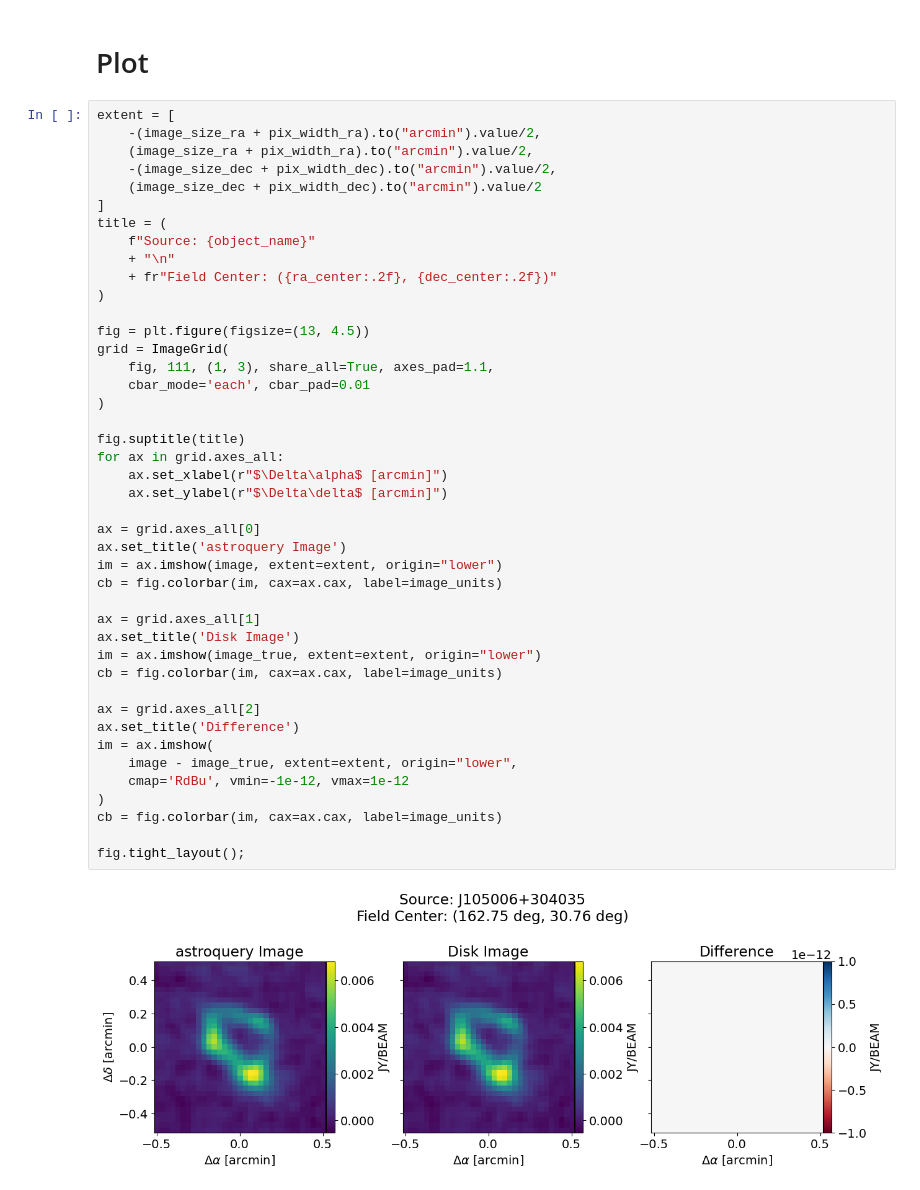
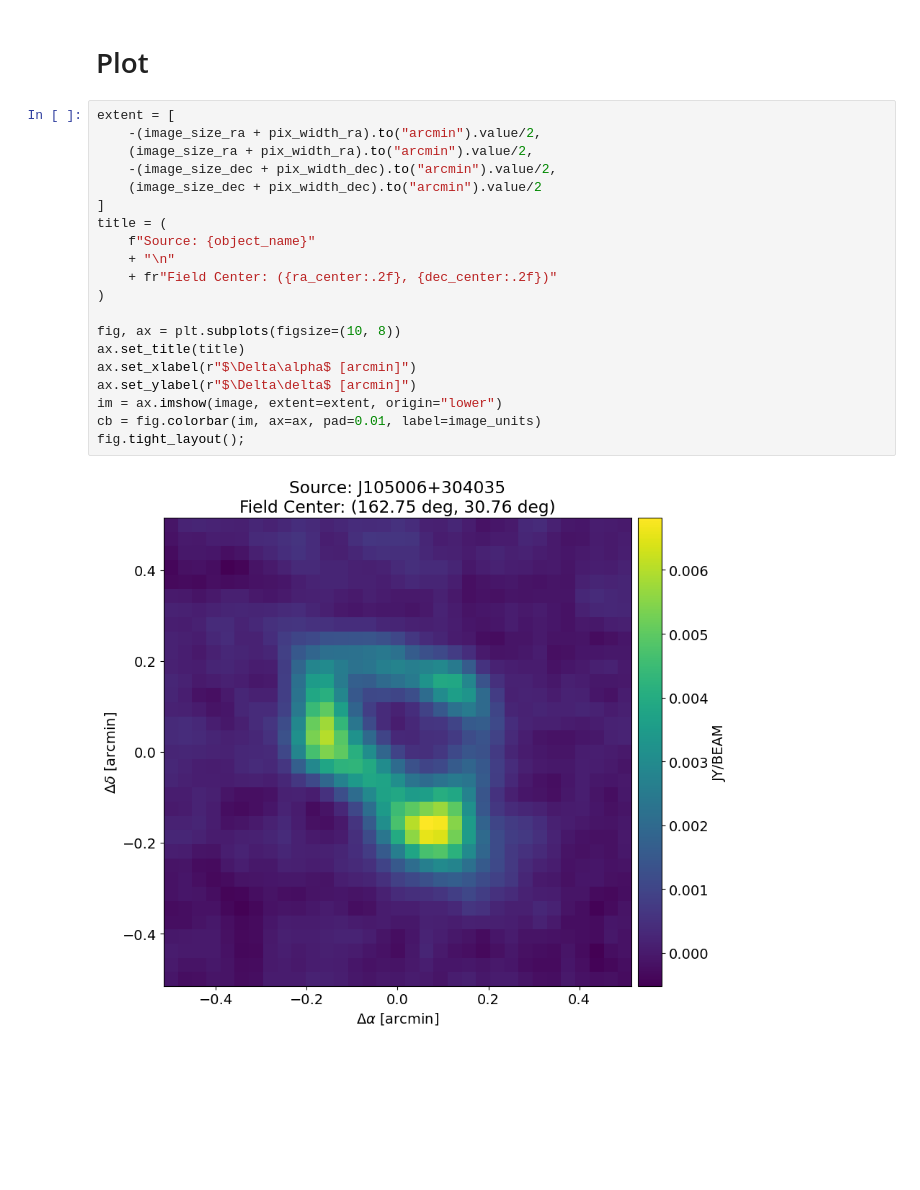
Before and after one commit to guotsuan/science-testcases-srcnetv01, a Jupyter notebook: SWF-005-T1/SWF-005-T1.ipynb, the cells around one changed output. Cells and saved outputs as stored; diff of their text form; blank space fills up the shorter version.

Commit message:
Remove comparison plot

```diff
--- a/SWF-005-T1/SWF-005-T1.ipynb
+++ b/SWF-005-T1/SWF-005-T1.ipynb
@@ -52,45 +37,22 @@ with fits.open(IMAGE_TRUE_PATH) as hdu_list:
 # %%
 extent = [
     -(image_size_ra + pix_width_ra).to("arcmin").value/2,
     (image_size_ra + pix_width_ra).to("arcmin").value/2,
     -(image_size_dec + pix_width_dec).to("arcmin").value/2,
     (image_size_dec + pix_width_dec).to("arcmin").value/2
 ]
 title = (
     f"Source: {object_name}"
     + "\n"
     + fr"Field Center: ({ra_center:.2f}, {dec_center:.2f})"
 )
 
-fig = plt.figure(figsize=(13, 4.5))
-grid = ImageGrid(
-    fig, 111, (1, 3), share_all=True, axes_pad=1.1,
-    cbar_mode='each', cbar_pad=0.01
-)
-
-fig.suptitle(title)
-for ax in grid.axes_all:
-    ax.set_xlabel(r"$\Delta\alpha$ [arcmin]")
-    ax.set_ylabel(r"$\Delta\delta$ [arcmin]")
-
-ax = grid.axes_all[0]
-ax.set_title('astroquery Image')
+fig, ax = plt.subplots(figsize=(10, 8))
+ax.set_title(title)
+ax.set_xlabel(r"$\Delta\alpha$ [arcmin]")
+ax.set_ylabel(r"$\Delta\delta$ [arcmin]")
 im = ax.imshow(image, extent=extent, origin="lower")
-cb = fig.colorbar(im, cax=ax.cax, label=image_units)
-
-ax = grid.axes_all[1]
-ax.set_title('Disk Image')
-im = ax.imshow(image_true, extent=extent, origin="lower")
-cb = fig.colorbar(im, cax=ax.cax, label=image_units)
-
-ax = grid.axes_all[2]
-ax.set_title('Difference')
-im = ax.imshow(
-    image - image_true, extent=extent, origin="lower",
-    cmap='RdBu', vmin=-1e-12, vmax=1e-12
-)
-cb = fig.colorbar(im, cax=ax.cax, label=image_units)
-
+cb = fig.colorbar(im, ax=ax, pad=0.01, label=image_units)
 fig.tight_layout();
 # %% [output]
-[figure, old version]
+[figure, new version]
```
Also changed, not shown: parts of 5 cells of this notebook.
